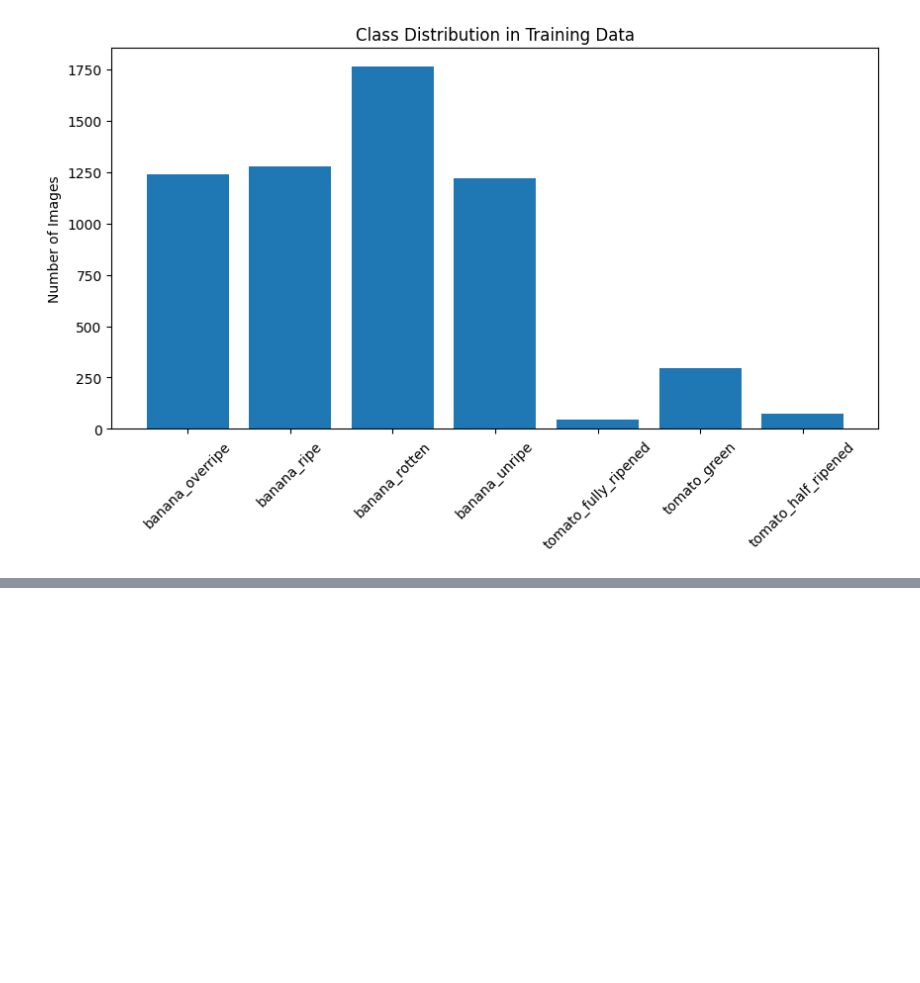
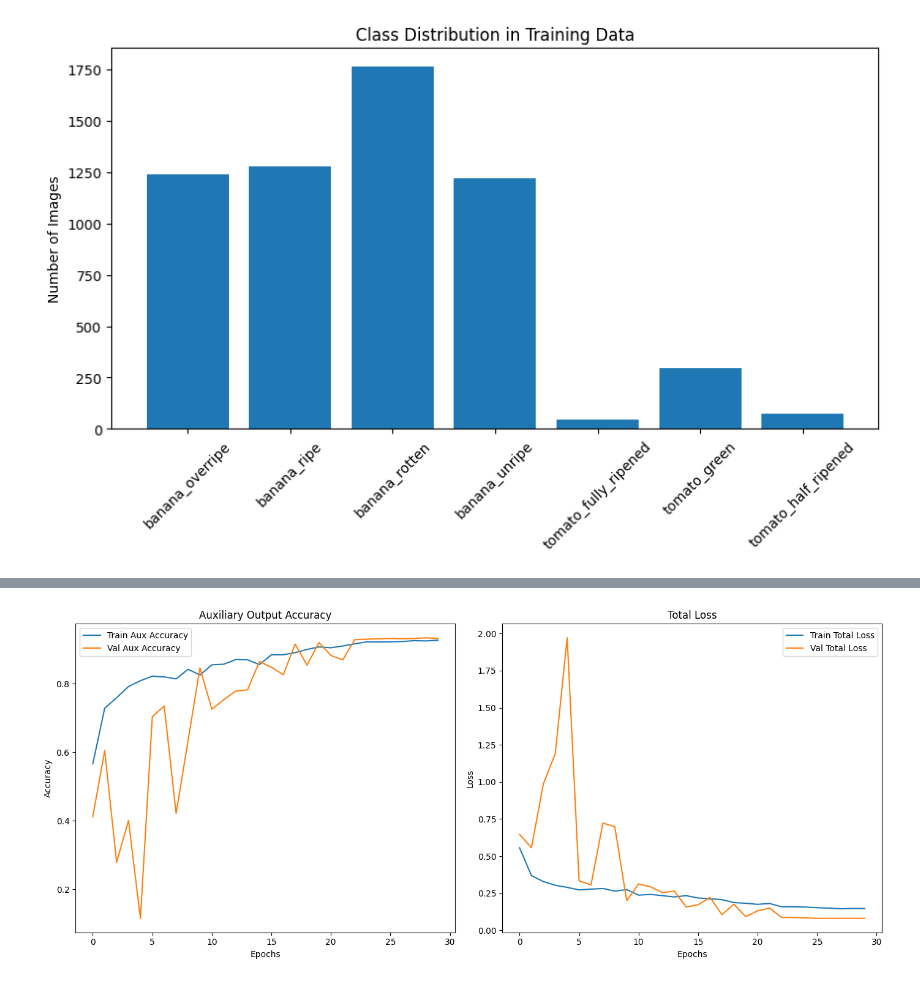
Before and after one commit to haneenakram/neural-network-preject, a Jupyter notebook: ResNet-34/ResNet-34.ipynb, the cells around one changed output, grey strips where cells are left out. Drawn from its saved outputs; the diff is of its cells as text; code cells hidden in the pictures; blank space fills up the shorter version.

```diff
--- a/ResNet-34/ResNet-34.ipynb
+++ b/ResNet-34/ResNet-34.ipynb
@@ -390,7 +386,7 @@ finalModel.compile(optimizer=optimizer,
                                 'aux_output': 'accuracy'
                                 })
 
-finalModel.fit(trainData, validation_data=valData, epochs=30,class_weight=class_weights)
+modelHistory=finalModel.fit(trainData, validation_data=valData, epochs=30,class_weight=class_weights)
 
-finalModel.save_weights('/kaggle/working/ResNet.weights.h5')
+finalModel.save_weights('/kaggle/working/ResNet34.weights.h5')
 # %% [output]
@@ -451,0 +454,33 @@ df_predictions.to_csv('/kaggle/working/resnet_v4.csv', index=False)
+# %%
+import matplotlib.pyplot as plt
+
+# Extract available metrics
+aux_acc = modelHistory.history['aux_output_accuracy']
+val_aux_acc = modelHistory.history['val_aux_output_accuracy']
+loss = modelHistory.history['loss']
+val_loss = modelHistory.history['val_loss']
+
+epochs_range = range(len(aux_acc))
+
+plt.figure(figsize=(14, 6))
+
+plt.subplot(1, 2, 1)
+plt.plot(epochs_range, aux_acc, label='Train Aux Accuracy')
+plt.plot(epochs_range, val_aux_acc, label='Val Aux Accuracy')
+plt.title('Auxiliary Output Accuracy')
+plt.xlabel('Epochs')
+plt.ylabel('Accuracy')
+plt.legend()
+
+plt.subplot(1, 2, 2)
+plt.plot(epochs_range, loss, label='Train Total Loss')
+plt.plot(epochs_range, val_loss, label='Val Total Loss')
+plt.title('Total Loss')
+plt.xlabel('Epochs')
+plt.ylabel('Loss')
+plt.legend()
+
+plt.tight_layout()
+plt.show()
+# %% [output]
+[figure, added]
```
Also changed, not shown: parts of 5 cells of this notebook, 1 other file.
